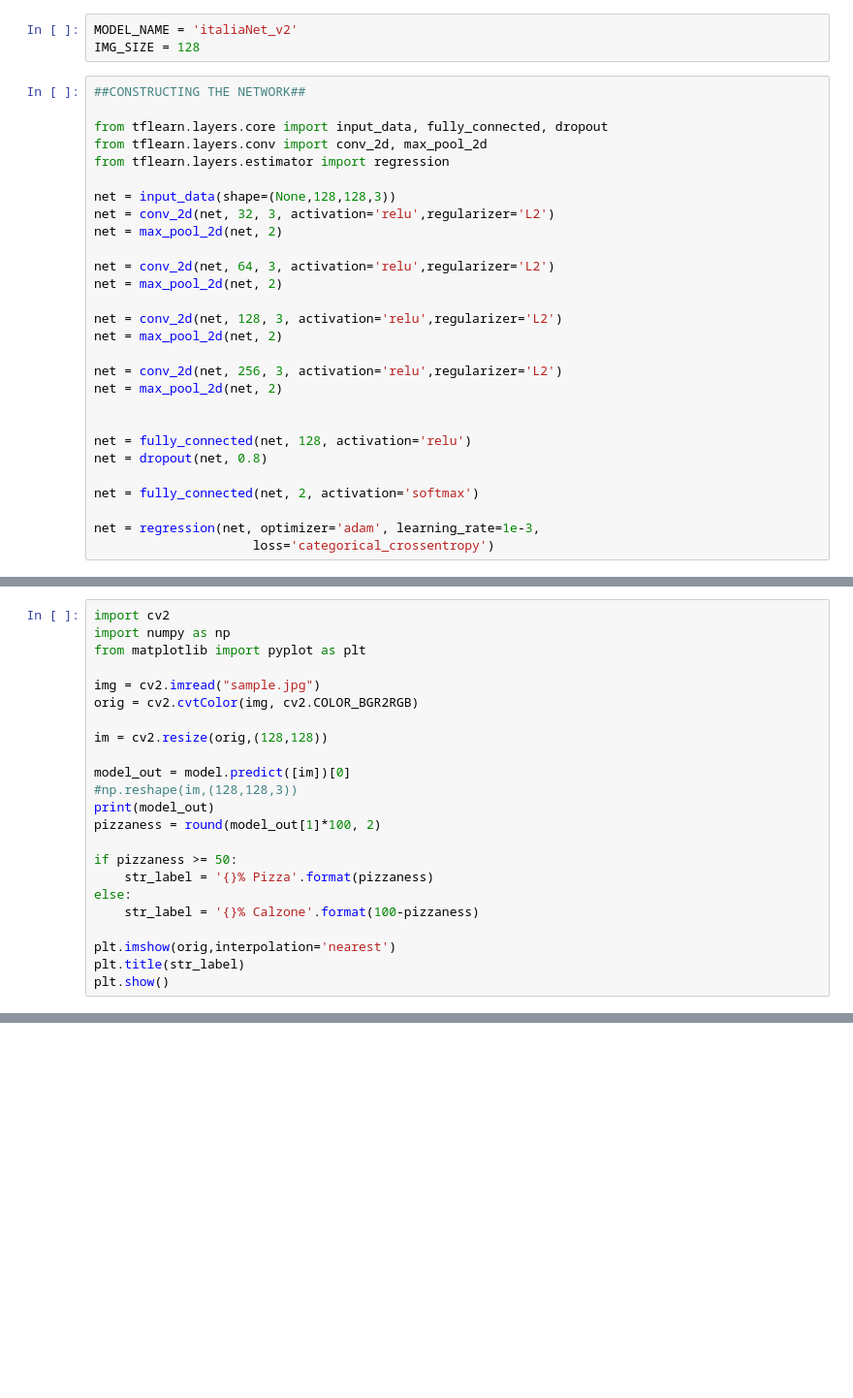
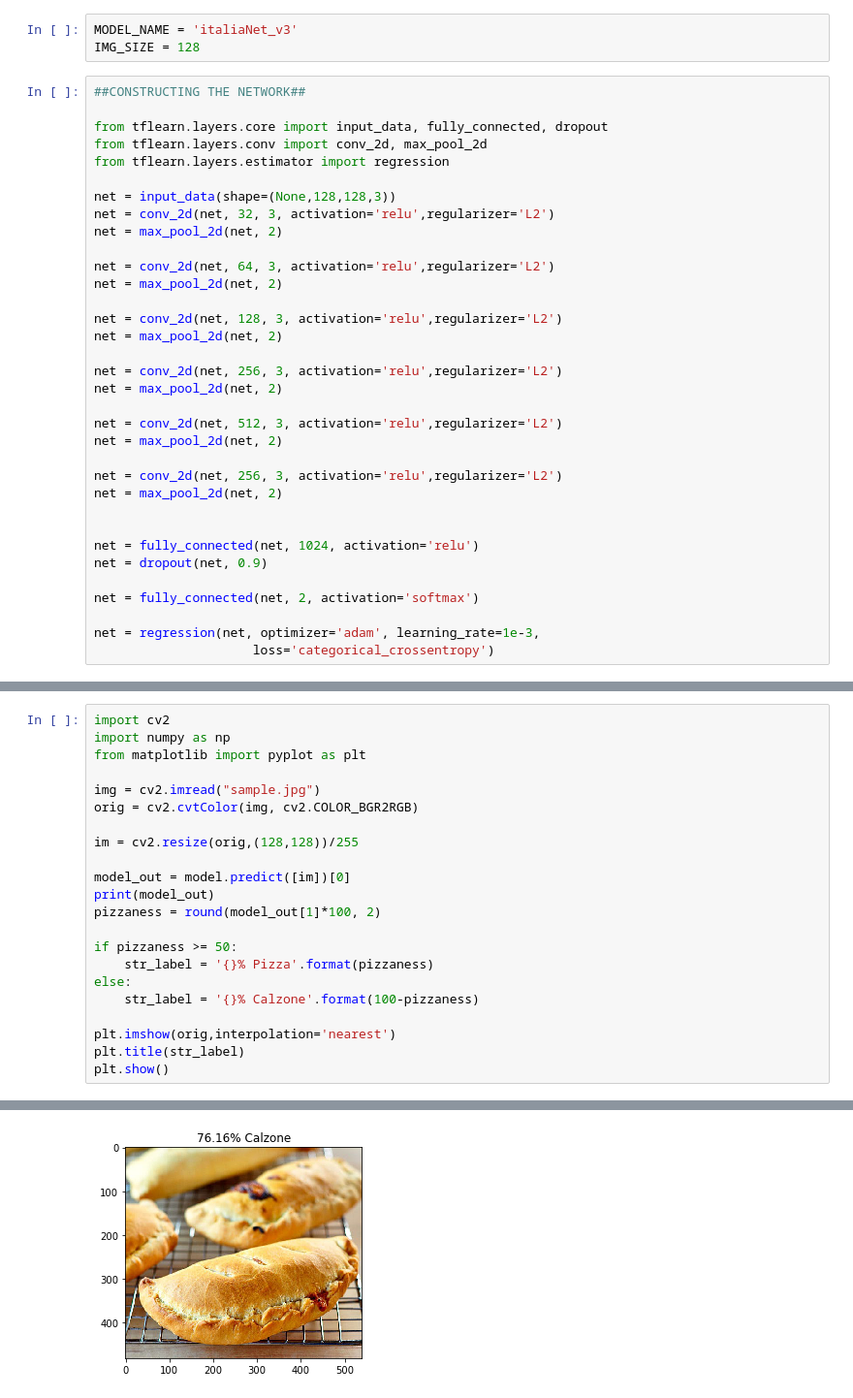
Before and after one commit to spagettnet/ItaliaNet, a Jupyter notebook: italianet_use.ipynb, the cells around one changed output, grey strips where cells are left out. Shown at 97% size. Saved outputs shown, nothing was run; the diff lists cells and outputs as text; blank space fills up the shorter version.

```diff
--- a/italianet_use.ipynb
+++ b/italianet_use.ipynb
@@ -1,5 +1,5 @@
 # %%
-MODEL_NAME = 'italiaNet_v2'
+MODEL_NAME = 'italiaNet_v3'
 IMG_SIZE = 128
 # %%
 ##CONSTRUCTING THE NETWORK##
@@ -21,9 +21,15 @@ net = max_pool_2d(net, 2)
 net = conv_2d(net, 256, 3, activation='relu',regularizer='L2')
 net = max_pool_2d(net, 2)
 
+net = conv_2d(net, 512, 3, activation='relu',regularizer='L2')
+net = max_pool_2d(net, 2)
 
-net = fully_connected(net, 128, activation='relu')
-net = dropout(net, 0.8)
+net = conv_2d(net, 256, 3, activation='relu',regularizer='L2')
+net = max_pool_2d(net, 2)
+
+
+net = fully_connected(net, 1024, activation='relu')
+net = dropout(net, 0.9)
 
 net = fully_connected(net, 2, activation='softmax')
 
@@ -82,10 +94,9 @@ from matplotlib import pyplot as plt
 img = cv2.imread("sample.jpg")
 orig = cv2.cvtColor(img, cv2.COLOR_BGR2RGB)
 
-im = cv2.resize(orig,(128,128))
+im = cv2.resize(orig,(128,128))/255
 
 model_out = model.predict([im])[0]
-#np.reshape(im,(128,128,3))
 print(model_out)
 pizzaness = round(model_out[1]*100, 2)
 
@@ -97,3 +108,4 @@ else:
 plt.imshow(orig,interpolation='nearest')
 plt.title(str_label)
 plt.show()
+# %% [output]
@@ -99,0 +113 @@ plt.show()
+[figure, added]
```
Also changed, not shown: parts of 4 cells of this notebook, 18 other files.
